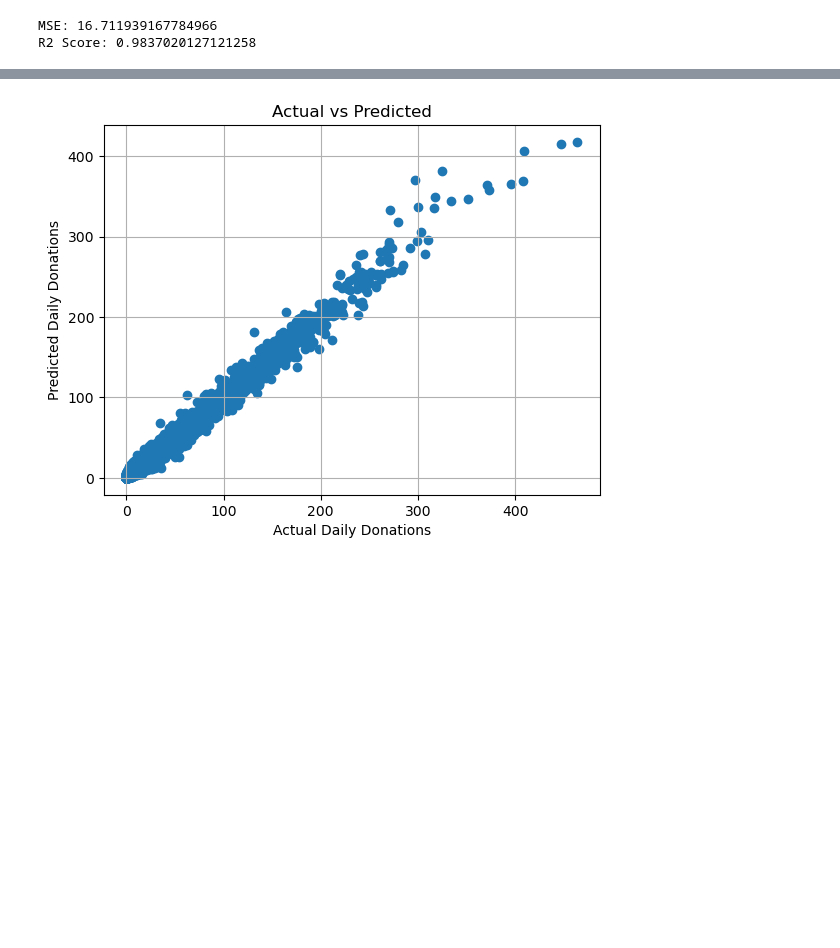
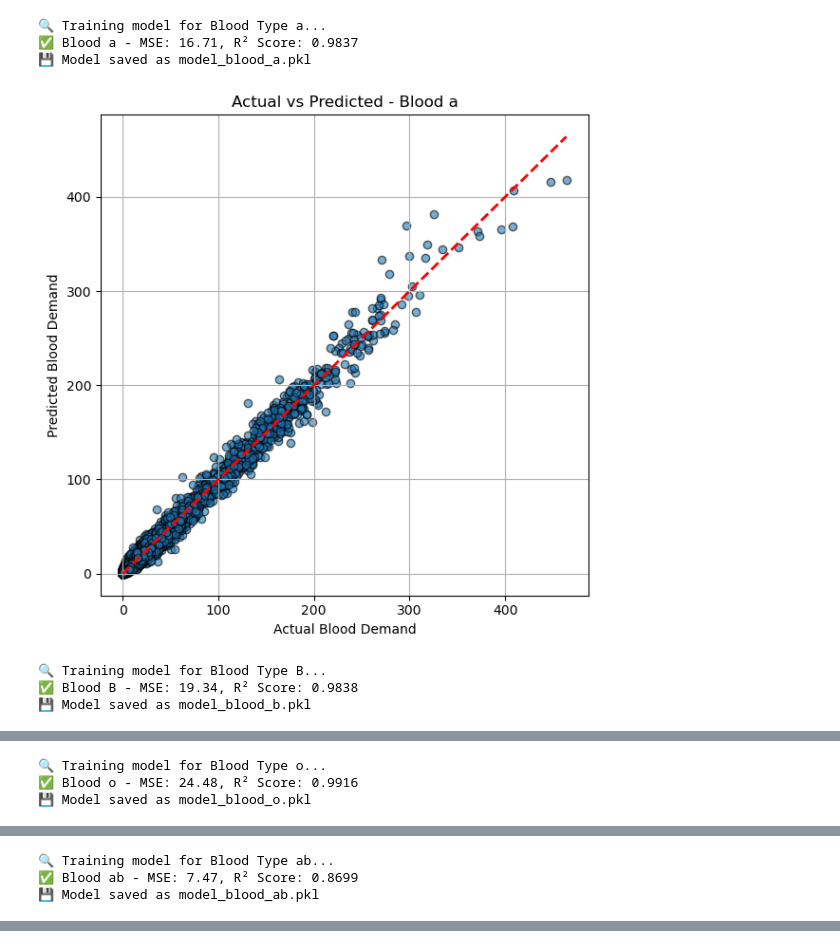
Before and after one commit to nisaadawi/Malaysia_Blood_Donation_Chain_Dashboard, a Jupyter notebook: blood_demand_prediction/predection.ipynb, the cells around one changed output, grey strips where cells are left out. Cells and saved outputs as stored; diff of their text form; code cells hidden in the pictures; blank space fills up the shorter version.

```diff
--- a/blood_demand_prediction/predection.ipynb
+++ b/blood_demand_prediction/predection.ipynb
@@ -24,26 +24,53 @@ y_ab = df['Blood_ab']
 # %%
 from sklearn.ensemble import RandomForestRegressor
 from sklearn.metrics import mean_squared_error, r2_score
 from sklearn.model_selection import train_test_split
+import matplotlib.pyplot as plt
 import joblib
 
-# Blood A
-X_train, X_test, y_train, y_test = train_test_split(X, y_a, test_size=0.2, random_state=42)
-model_a = RandomForestRegressor(n_estimators=100, random_state=42)
-model_a.fit(X_train, y_train)
+def train_and_save_model(X, y, label):
+    print(f"\n🔍 Training model for Blood Type {label}...")
 
-#Save Model
-joblib.dump(model_a, 'model_blood_a.pkl')
+    # 1. Split the data
+    X_train, X_test, y_train, y_test = train_test_split(X, y, test_size=0.2, random_state=42)
 
-# Repeat for B, O, AB
-model_b = RandomForestRegressor().fit(X, y_b)
-joblib.dump(model_b, 'model_blood_b.pkl')
+    # 2. Train the model
+    model = RandomForestRegressor(n_estimators=100, random_state=42)
+    model.fit(X_train, y_train)
 
-model_o = RandomForestRegressor().fit(X, y_o)
-joblib.dump(model_o, 'model_blood_o.pkl')
+    # 3. Make predictions
+    y_pred = model.predict(X_test)
 
-model_ab = RandomForestRegressor().fit(X, y_ab)
-joblib.dump(model_ab, 'model_blood_ab.pkl')
+    # 4. Evaluate
+    mse = mean_squared_error(y_test, y_pred)
+    r2 = r2_score(y_test, y_pred)
+    print(f"✅ Blood {label} - MSE: {mse:.2f}, R² Score: {r2:.4f}")
+
+    # 5. Save the model
+    joblib.dump(model, f"model_blood_{label.lower()}.pkl")
+    print(f"💾 Model saved as model_blood_{label.lower()}.pkl")
+
+    # 6. Plot actual vs predicted
+    plt.figure(figsize=(6, 6))
+    plt.scatter(y_test, y_pred, alpha=0.6, edgecolor='k')
+    plt.plot([min(y_test), max(y_test)], [min(y_test), max(y_test)], color='red', linestyle='--', linewidth=2)
+    plt.xlabel("Actual Blood Demand")
+    plt.ylabel("Predicted Blood Demand")
+    plt.title(f"Actual vs Predicted - Blood {label}")
+    plt.grid(True)
+    plt.tight_layout()
+    plt.show()
+
+# Train and evaluate all blood types
+train_and_save_model(X, y_a, 'a')
+train_and_save_model(X, y_b, 'B')
+train_and_save_model(X, y_o, 'o')
+train_and_save_model(X, y_ab, 'ab')
 # %% [output]
-MSE: 16.711939167784966
-R2 Score: 0.9837020127121258
+🔍 Training model for Blood Type a...
+✅ Blood a - MSE: 16.71, R² Score: 0.9837
+💾 Model saved as model_blood_a.pkl
+[figure, added]
+🔍 Training model for Blood Type B...
+✅ Blood B - MSE: 19.34, R² Score: 0.9838
+💾 Model saved as model_blood_b.pkl
@@ -49,0 +78,3 @@ R2 Score: 0.9837020127121258
+🔍 Training model for Blood Type o...
+✅ Blood o - MSE: 24.48, R² Score: 0.9916
+💾 Model saved as model_blood_o.pkl
@@ -49,0 +82,3 @@ R2 Score: 0.9837020127121258
+🔍 Training model for Blood Type ab...
+✅ Blood ab - MSE: 7.47, R² Score: 0.8699
+💾 Model saved as model_blood_ab.pkl
@@ -55,11 +85,0 @@ print("R2 Score:", r2_score(y_test, y_pred))
-# %%
-import matplotlib.pyplot as plt
-
-plt.scatter(y_test, y_pred)
-plt.xlabel("Actual Daily Donations")
-plt.ylabel("Predicted Daily Donations")
-plt.title("Actual vs Predicted")
-plt.grid(True)
-plt.show()
-# %% [output]
-[figure, removed]
```
Also changed, not shown: parts of 2 cells of this notebook, 3 other files.
